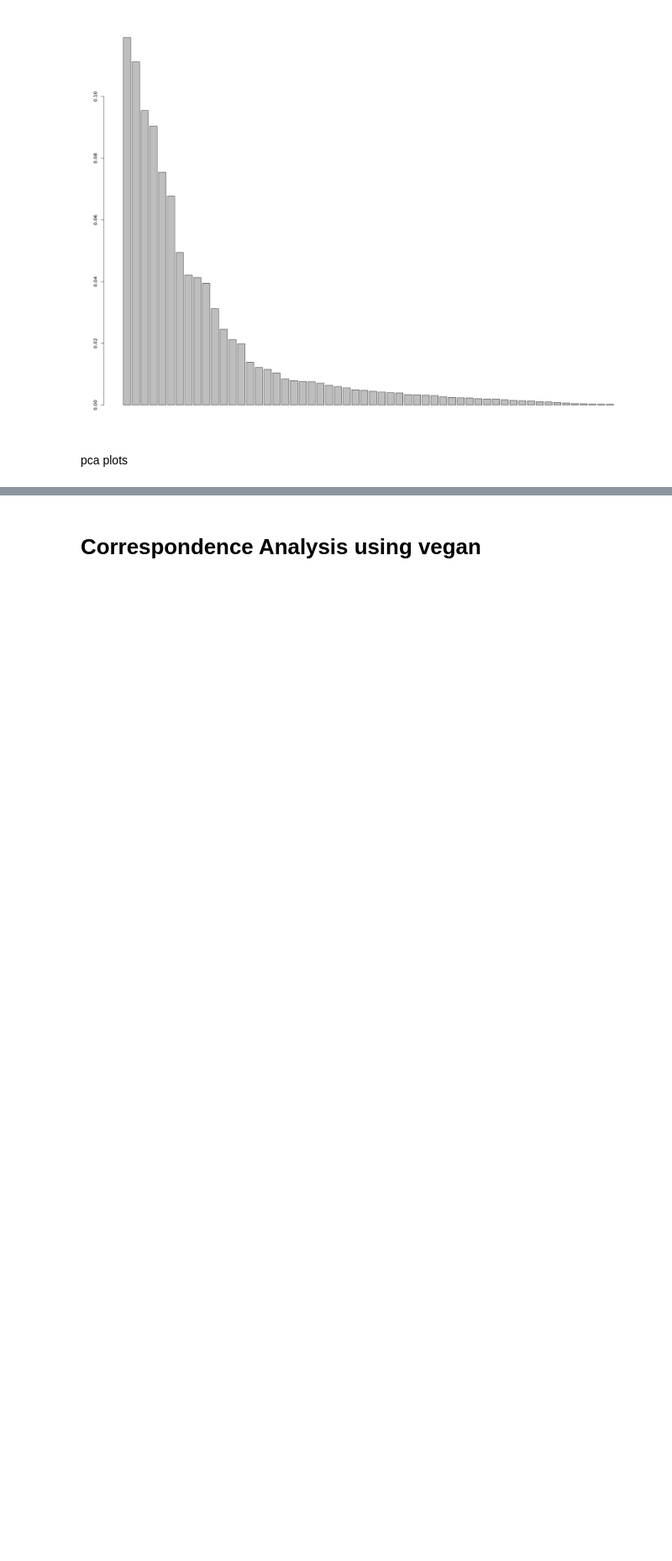
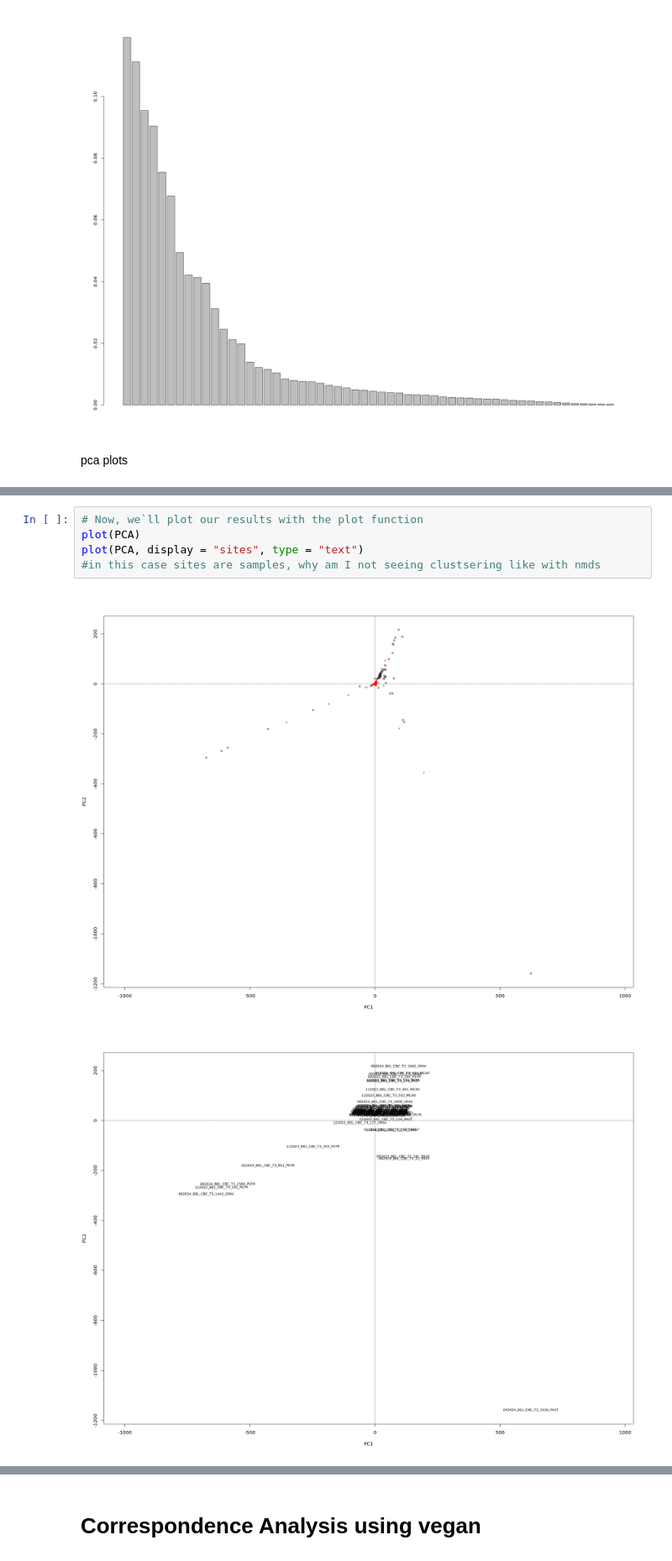
Before and after one commit to cdesouza02/BEL_16S_output, a Jupyter notebook: vegan_wip.ipynb, the cells around one changed output, grey strips where cells are left out. Shown at 84% size. Cells and saved outputs as stored; diff of their text form; blank space fills up the shorter version.

```diff
--- a/vegan_wip.ipynb
+++ b/vegan_wip.ipynb
@@ -280 +274,9 @@ sum((as.vector(PCA$CA$eig)/sum(PCA$CA$eig))[1:2])
+# %%
+# Now, we`ll plot our results with the plot function
+plot(PCA)
+plot(PCA, display = "sites", type = "text")
+#in this case sites are samples, why am I not seeing clustsering like with nmds
+# %% [output]
+[figure, added]
+[figure, added]
 # %%
```
Also changed, not shown: parts of 5 cells of this notebook.
